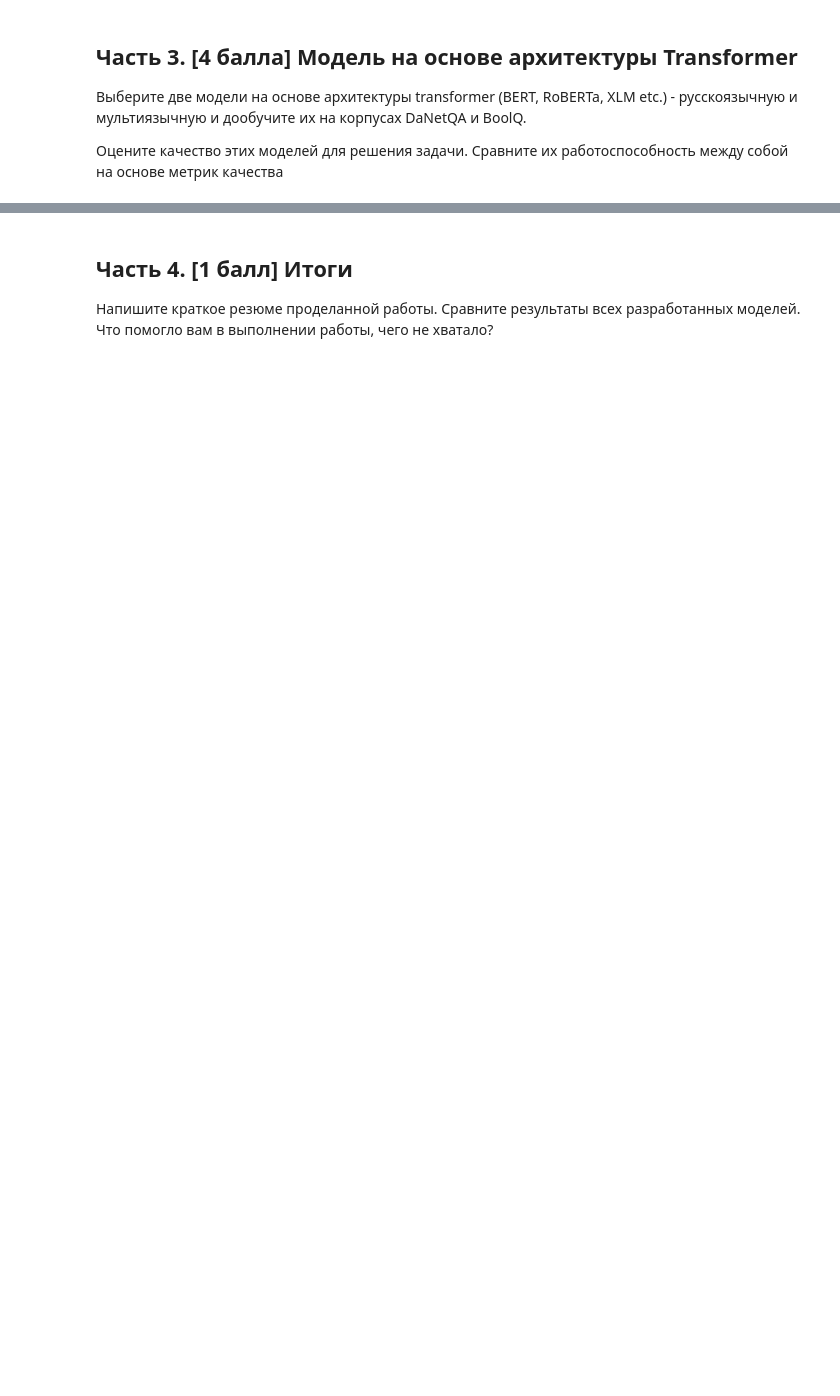
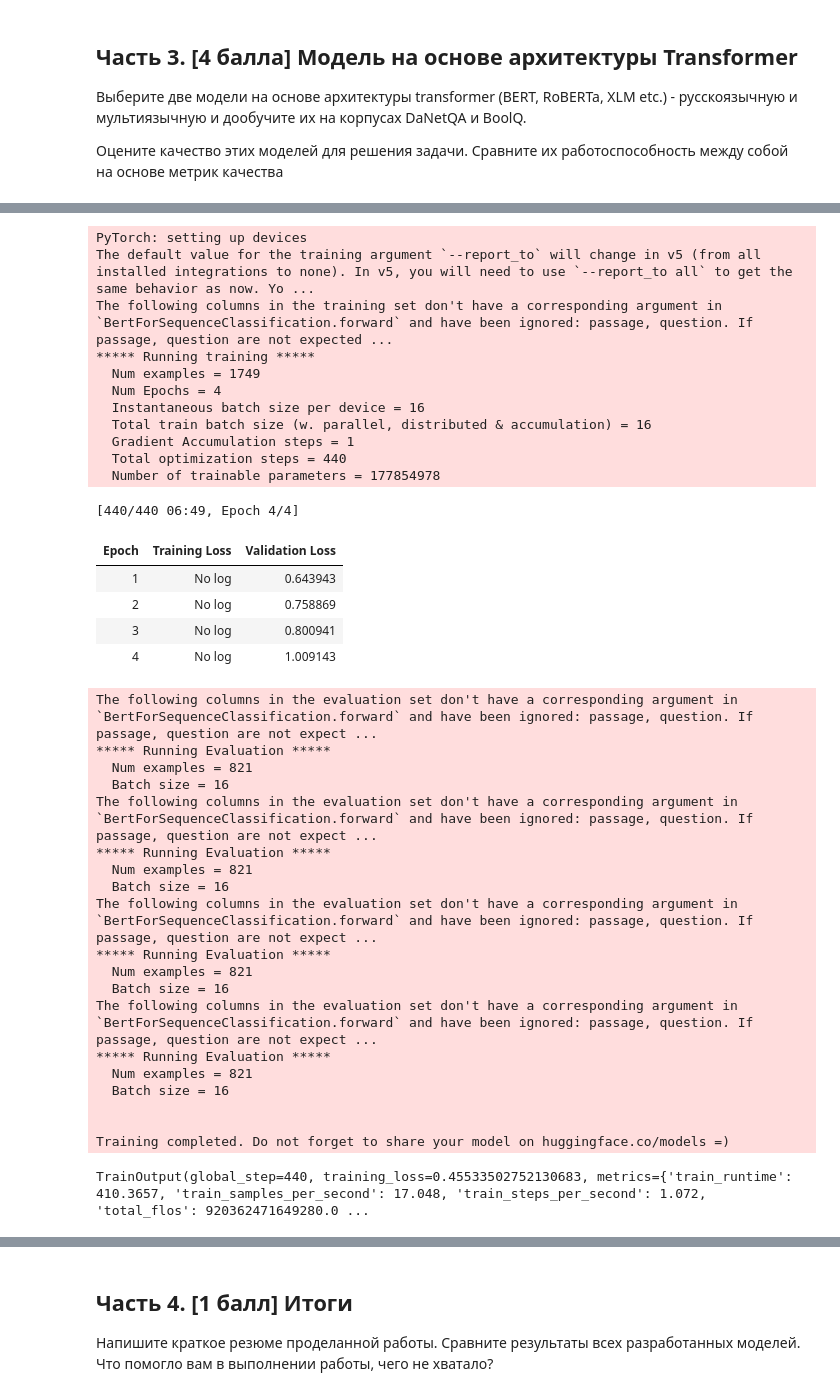
Before and after one commit to potroshitelshuk/NLP-2022, a Jupyter notebook: hw3_2022_v2_colab_version.ipynb, the cells around one changed output, grey strips where cells are left out. Drawn from its saved outputs; the diff is of its cells as text; code cells hidden in the pictures; blank space fills up the shorter version.

```diff
--- a/hw3_2022_v2_colab_version.ipynb
+++ b/hw3_2022_v2_colab_version.ipynb
@@ -570,0 +494,60 @@ print(f'Accuracy on BoolQ dataset for model trained on concatination of 2 datase
+# %%
+batch_size = 16
+args = TrainingArguments(
+    f"test-squad",
+    evaluation_strategy = "epoch",
+    learning_rate=2e-5,
+    per_device_train_batch_size=batch_size,
+    per_device_eval_batch_size=batch_size,
+    num_train_epochs=4,
+    weight_decay=0.01,
+)
+
+
+trainer = Trainer(
+    model,
+    args,
+    train_dataset=danet["train"],
+    eval_dataset=danet["validation"],
+    tokenizer=tokenizer,
+)
+
+trainer.train()
+# %% [output]
+PyTorch: setting up devices
+The default value for the training argument `--report_to` will change in v5 (from all installed integrations to none). In v5, you will need to use `--report_to all` to get the same behavior as now. Yo ...
+The following columns in the training set don't have a corresponding argument in `BertForSequenceClassification.forward` and have been ignored: passage, question. If passage, question are not expected ...
+***** Running training *****
+  Num examples = 1749
+  Num Epochs = 4
+  Instantaneous batch size per device = 16
+  Total train batch size (w. parallel, distributed & accumulation) = 16
+  Gradient Accumulation steps = 1
+  Total optimization steps = 440
+  Number of trainable parameters = 177854978
+[440/440 06:49, Epoch 4/4]
+| Epoch | Training Loss | Validation Loss |
+| 1 | No log | 0.643943 |
+| 2 | No log | 0.758869 |
+| 3 | No log | 0.800941 |
+| 4 | No log | 1.009143 |
+The following columns in the evaluation set don't have a corresponding argument in `BertForSequenceClassification.forward` and have been ignored: passage, question. If passage, question are not expect ...
+***** Running Evaluation *****
+  Num examples = 821
+  Batch size = 16
+The following columns in the evaluation set don't have a corresponding argument in `BertForSequenceClassification.forward` and have been ignored: passage, question. If passage, question are not expect ...
+***** Running Evaluation *****
+  Num examples = 821
+  Batch size = 16
+The following columns in the evaluation set don't have a corresponding argument in `BertForSequenceClassification.forward` and have been ignored: passage, question. If passage, question are not expect ...
+***** Running Evaluation *****
+  Num examples = 821
+  Batch size = 16
+The following columns in the evaluation set don't have a corresponding argument in `BertForSequenceClassification.forward` and have been ignored: passage, question. If passage, question are not expect ...
+***** Running Evaluation *****
+  Num examples = 821
+  Batch size = 16
+
+
+Training completed. Do not forget to share your model on huggingface.co/models =)
+TrainOutput(global_step=440, training_loss=0.45533502752130683, metrics={'train_runtime': 410.3657, 'train_samples_per_second': 17.048, 'train_steps_per_second': 1.072, 'total_flos': 920362471649280.0 ...
```
Also changed, not shown: parts of 40 cells of this notebook.
